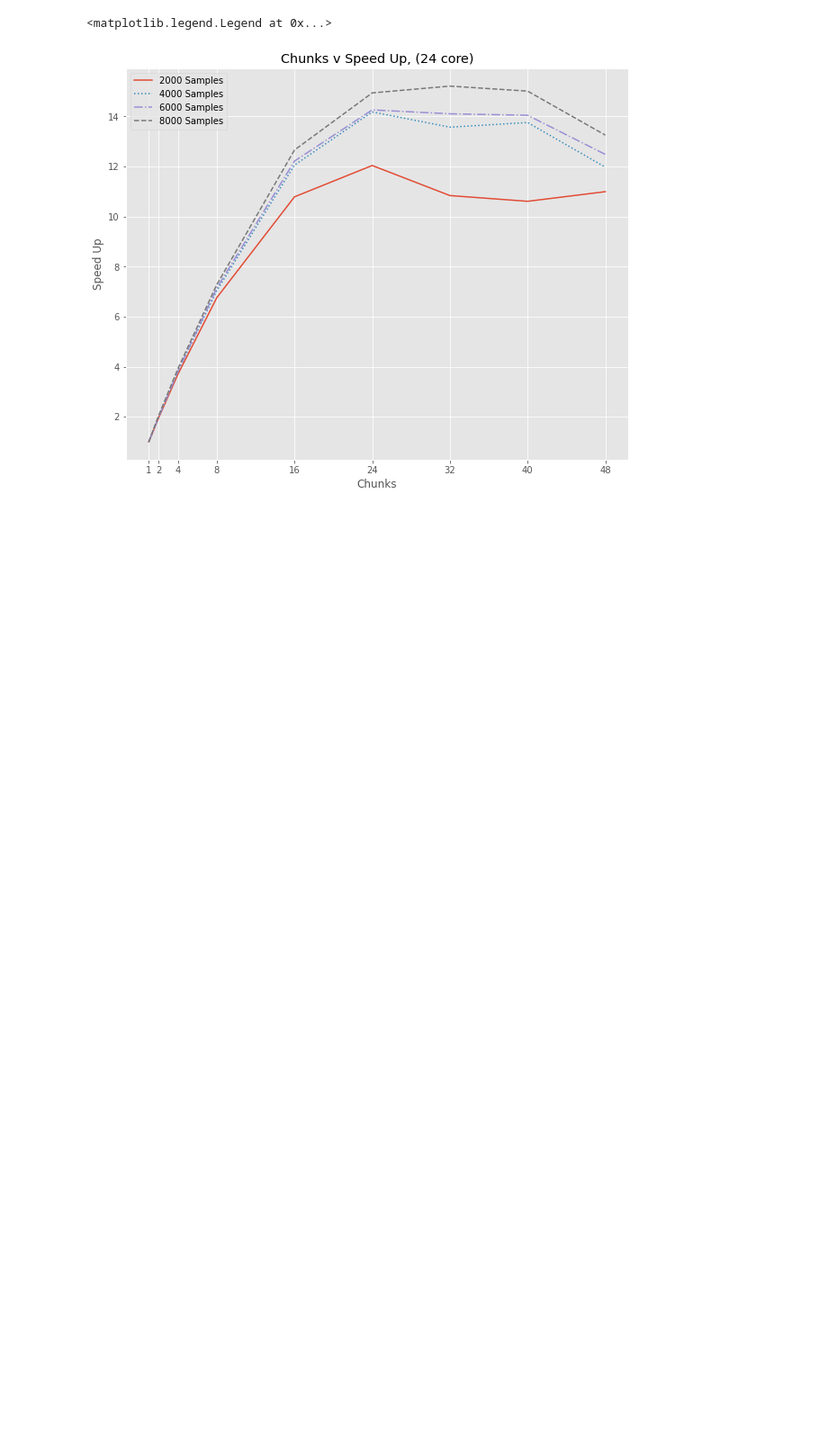
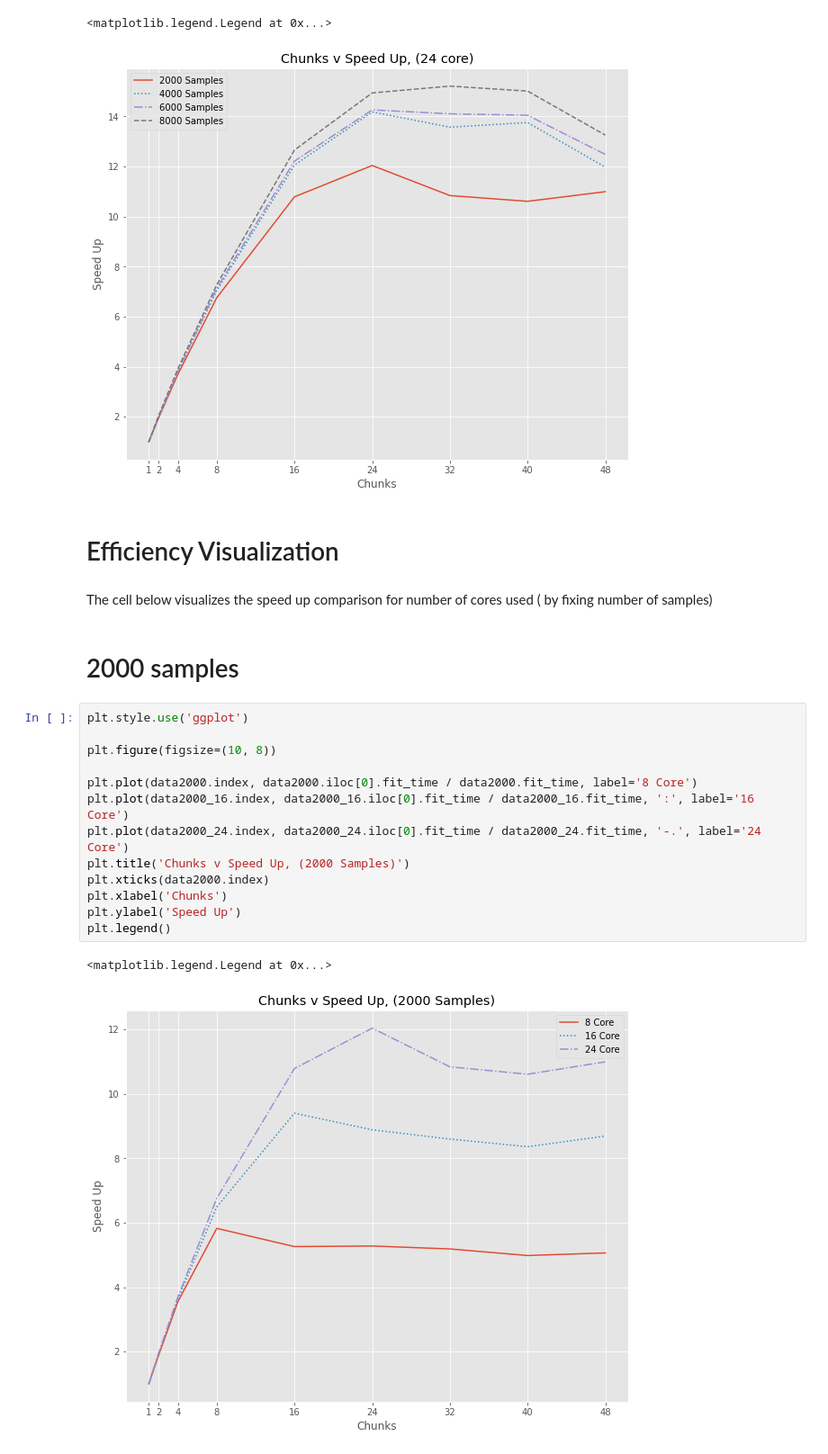
Before and after one commit to wd15/Pace_visualization, a Jupyter notebook: pace_visualization_alldata-big.ipynb, the cells around one changed output. Shown at 90% size. Saved outputs shown, nothing was run; the diff lists cells and outputs as text; blank space fills up the shorter version.

Commit message:
Figures for speed up and table for efficiency comparison added

```diff
--- a/pace_visualization_alldata-big.ipynb
+++ b/pace_visualization_alldata-big.ipynb
@@ -267,3 +267,25 @@ plt.legend()
 # %% [output]
 <matplotlib.legend.Legend at 0x...>
 [figure]
+# %% [markdown]
+# Efficiency Visualization
+# %% [markdown]
+The cell below visualizes the speed up comparison for number of cores used ( by fixing number of samples)
+# %% [markdown]
+# 2000 samples
+# %%
+plt.style.use('ggplot')
+
+plt.figure(figsize=(10, 8))
+
+plt.plot(data2000.index, data2000.iloc[0].fit_time / data2000.fit_time, label='8 Core')
+plt.plot(data2000_16.index, data2000_16.iloc[0].fit_time / data2000_16.fit_time, ':', label='16 Core')
+plt.plot(data2000_24.index, data2000_24.iloc[0].fit_time / data2000_24.fit_time, '-.', label='24 Core')
+plt.title('Chunks v Speed Up, (2000 Samples)')
+plt.xticks(data2000.index)
+plt.xlabel('Chunks')
+plt.ylabel('Speed Up')
+plt.legend()
+# %% [output]
+<matplotlib.legend.Legend at 0x...>
+[figure, added]
```
Also changed, not shown: parts of 11 cells of this notebook.
